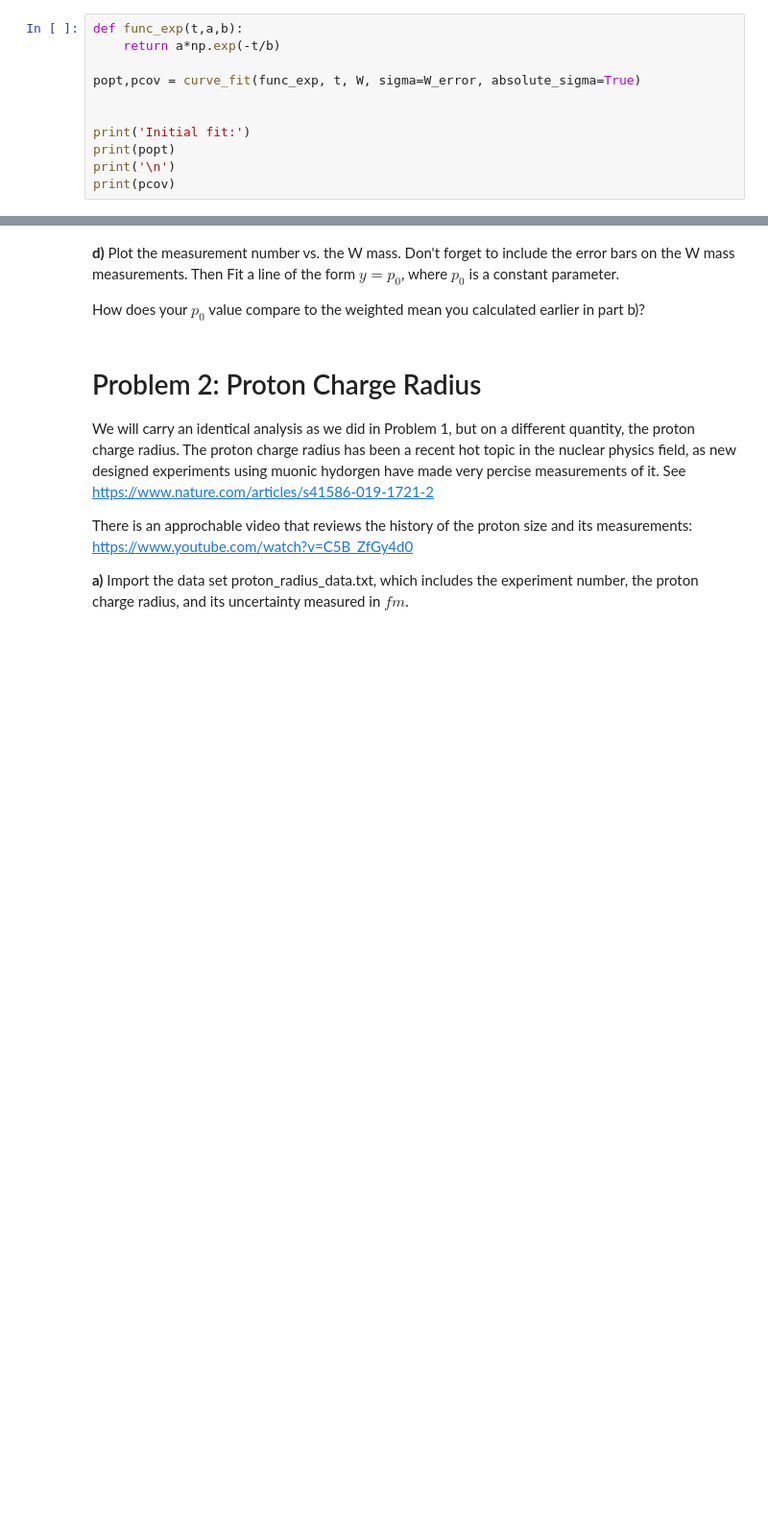
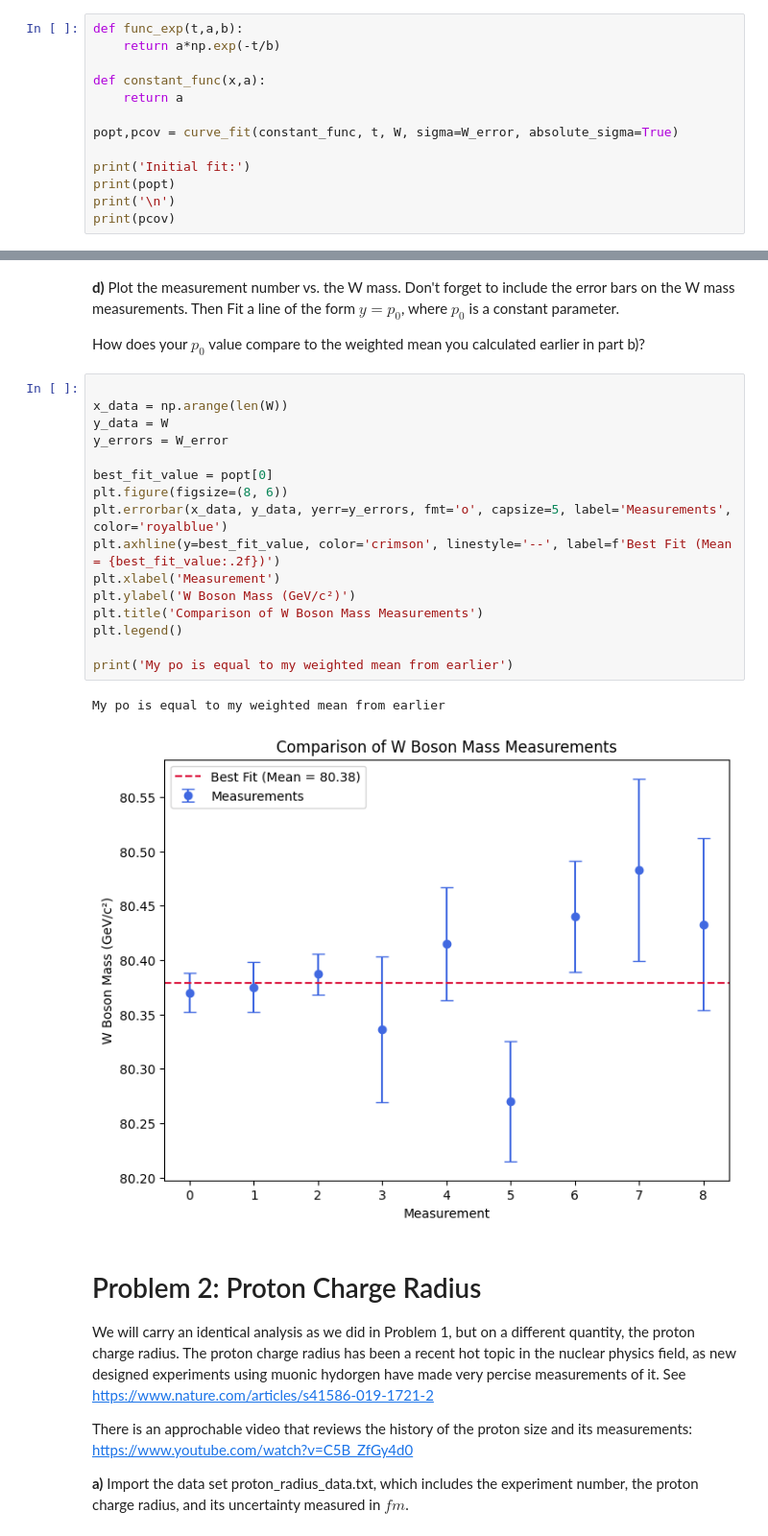
Before and after one commit to Tsclonetrooper/Phys-3511-Fall24, a Jupyter notebook: Module05/Assignment/Assignment05.ipynb, the cells around one changed output, grey strips where cells are left out. Shown at 96% size. Drawn from its saved outputs; the diff is of its cells as text; blank space fills up the shorter version.

```diff
--- a/Module05/Assignment/Assignment05.ipynb
+++ b/Module05/Assignment/Assignment05.ipynb
@@ -95,8 +97,10 @@ print(weighted_mean_uncertainty)
 def func_exp(t,a,b):
     return a*np.exp(-t/b)
 
-popt,pcov = curve_fit(func_exp, t, W, sigma=W_error, absolute_sigma=True)
+def constant_func(x,a):
+    return a
 
+popt,pcov = curve_fit(constant_func, t, W, sigma=W_error, absolute_sigma=True)
 
 print('Initial fit:')
 print(popt)
@@ -127,6 +140,25 @@ Fit 1 results:
 **d)** Plot the measurement number vs. the W mass. Don't forget to include the error bars on the W mass measurements. Then Fit a line of the form $y = p_0$, where $p_0$ is a constant parameter.
 
 How does your $p_0$ value compare to the weighted mean you calculated earlier in part b)?
+# %%
+
+x_data = np.arange(len(W))
+y_data = W
+y_errors = W_error
+
+best_fit_value = popt[0]
+plt.figure(figsize=(8, 6))
+plt.errorbar(x_data, y_data, yerr=y_errors, fmt='o', capsize=5, label='Measurements', color='royalblue')
+plt.axhline(y=best_fit_value, color='crimson', linestyle='--', label=f'Best Fit (Mean = {best_fit_value:.2f})')
+plt.xlabel('Measurement')
+plt.ylabel('W Boson Mass (GeV/c²)')
+plt.title('Comparison of W Boson Mass Measurements')
+plt.legend()
+
+print('My po is equal to my weighted mean from earlier')
+# %% [output]
+My po is equal to my weighted mean from earlier
+[figure, added]
 # %% [markdown]
 # Problem 2: Proton Charge Radius
 
```
Also changed, not shown: parts of 15 cells of this notebook, 1 other file.
